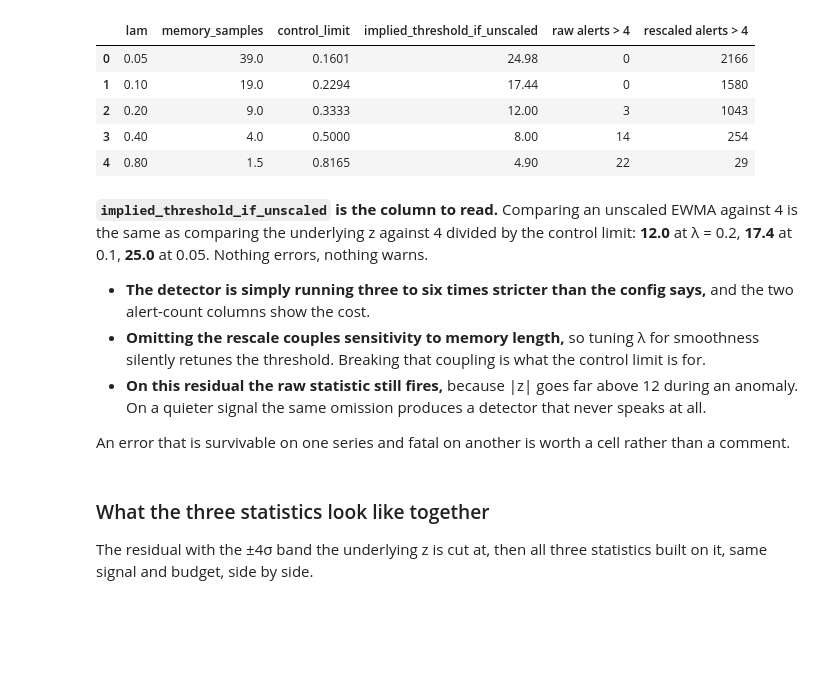
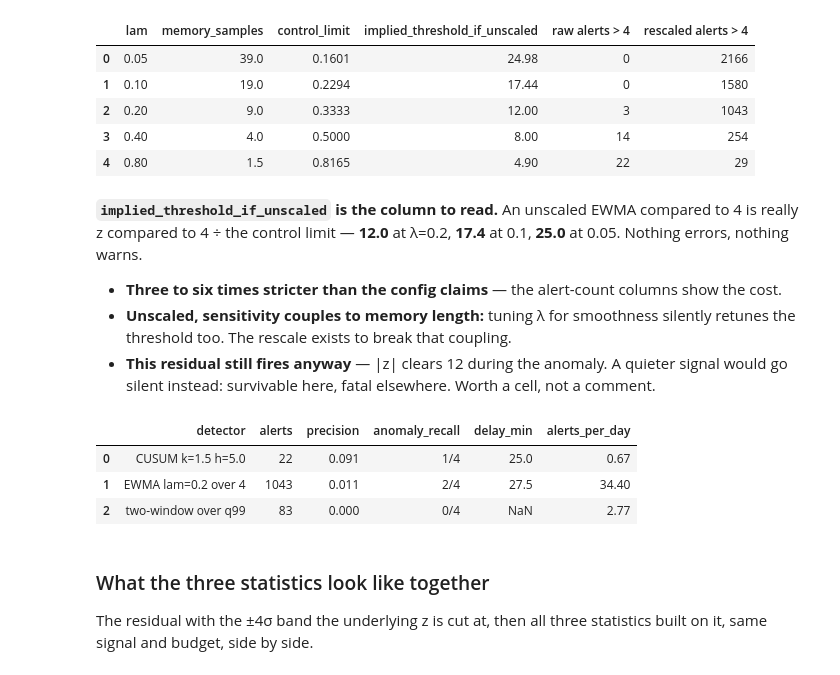
Before and after one commit to kevin880987/aiops-anomaly-zero-to-hero, a Jupyter notebook: labs/workshop/02.ipynb, the cells around one changed output. Cells and saved outputs as stored; diff of their text form; code cells hidden in the pictures; blank space fills up the shorter version.

```diff
--- a/labs/workshop/02.ipynb
+++ b/labs/workshop/02.ipynb
@@ -434,29 +475,31 @@ pd.DataFrame(rows_e)
 | 3 | 0.40 | 4.0 | 0.5000 | 8.00 | 14 | 254 |
 | 4 | 0.80 | 1.5 | 0.8165 | 4.90 | 22 | 29 |
 # %% [markdown]
-**`implied_threshold_if_unscaled` is the column to read.** Comparing an unscaled EWMA against 4 is
-the same as comparing the underlying z against 4 divided by the control limit: **12.0** at
-λ = 0.2, **17.4** at 0.1, **25.0** at 0.05. Nothing errors, nothing warns.
+**`implied_threshold_if_unscaled` is the column to read.** An unscaled EWMA compared to 4 is
+really z compared to 4 ÷ the control limit — **12.0** at λ=0.2, **17.4** at 0.1, **25.0** at
+0.05. Nothing errors, nothing warns.
 
-- **The detector is simply running three to six times stricter than the config says,** and the two
-  alert-count columns show the cost.
-- **Omitting the rescale couples sensitivity to memory length,** so tuning λ for smoothness silently
-  retunes the threshold. Breaking that coupling is what the control limit is for.
-- **On this residual the raw statistic still fires,** because |z| goes far above 12 during an
-  anomaly. On a quieter signal the same omission produces a detector that never speaks at all.
-
-An error that is survivable on one series and fatal on another is worth a cell rather than a comment.
+- **Three to six times stricter than the config claims** — the alert-count columns show the cost.
+- **Unscaled, sensitivity couples to memory length:** tuning λ for smoothness silently retunes
+  the threshold too. The rescale exists to break that coupling.
+- **This residual still fires anyway** — |z| clears 12 during the anomaly. A quieter signal would
+  go silent instead: survivable here, fatal elsewhere. Worth a cell, not a comment.
 # %%
-S_cusum, alarm_cusum = cusum(z=z, k=0.5, h=5.0)
+S_cusum, alarm_cusum = cusum(z=z, k=1.5, h=5.0)
 ew = ewma_score(z=z, lam=0.2, L=1.0)
 tw = two_window(x=g["value"], w=PERIOD, online=True)
 
 acc = {
-    "CUSUM k=0.5 h=5.0": pd.Series(alarm_cusum),
+    "CUSUM k=1.5 h=5.0": pd.Series(alarm_cusum),
     "EWMA lam=0.2 over 4": ew.abs() > 4,
     "two-window over q99": (tw > tw.quantile(0.99)).fillna(False),
 }
 report(alerts=acc, data=g, ports=[port], events="all")
+# %% [output]
+|  | detector | alerts | precision | anomaly_recall | delay_min | alerts_per_day |
+| 0 | CUSUM k=1.5 h=5.0 | 22 | 0.091 | 1/4 | 25.0 | 0.67 |
+| 1 | EWMA lam=0.2 over 4 | 1043 | 0.011 | 2/4 | 27.5 | 34.40 |
+| 2 | two-window over q99 | 83 | 0.000 | 0/4 | NaN | 2.77 |
 # %% [markdown]
 ### What the three statistics look like together
 
```
Also changed, not shown: parts of 13 cells of this notebook, 2 other files.
